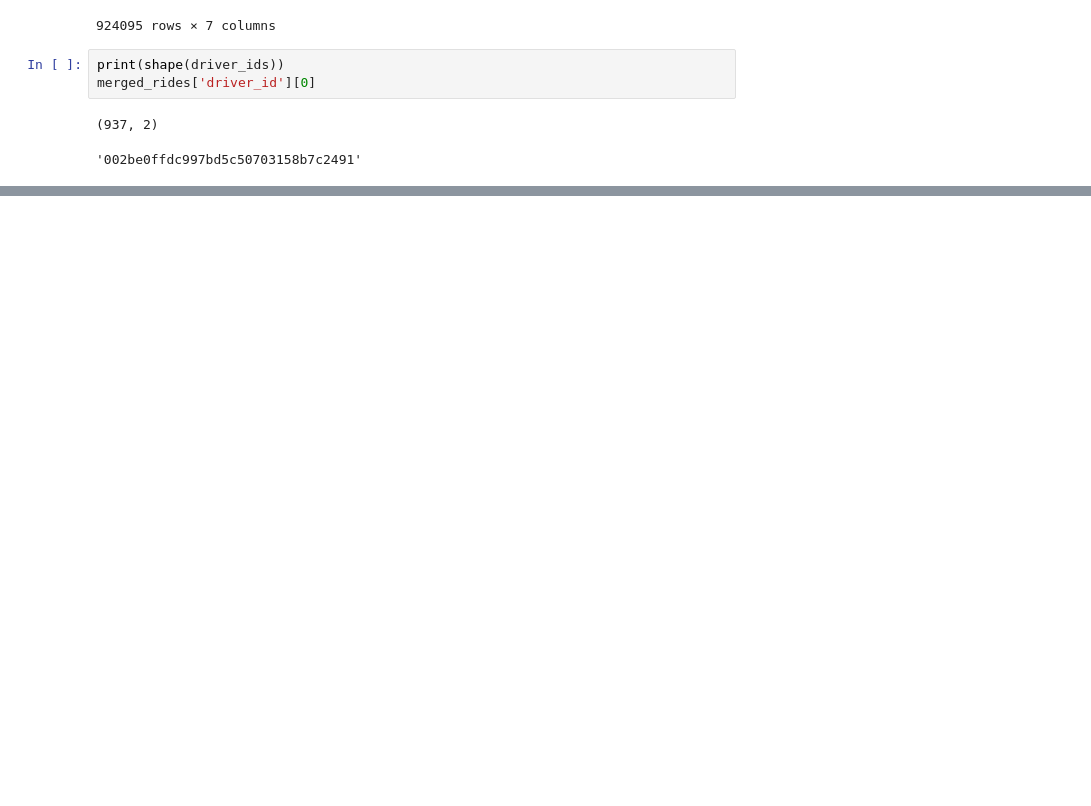
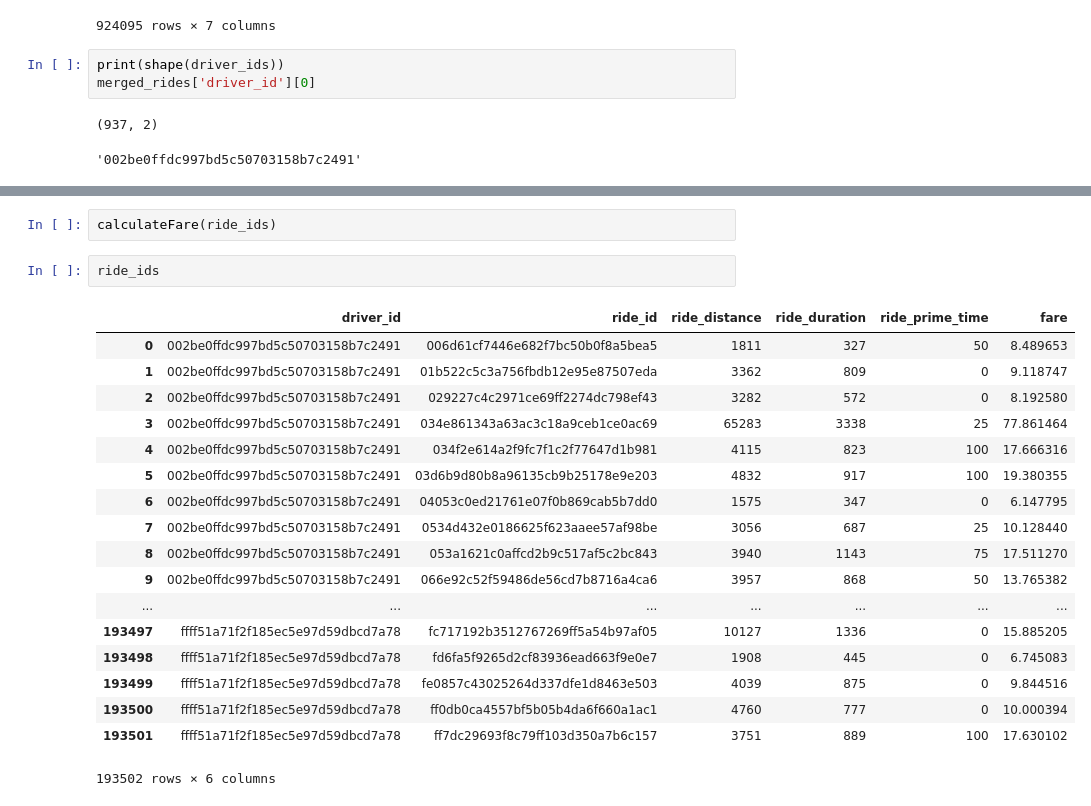
Before and after one commit to nicholasprayogo/lyft_data_challenge, a Jupyter notebook: data-challenge.ipynb, the cells around one changed output, grey strips where cells are left out. Saved outputs shown, nothing was run; the diff lists cells and outputs as text; blank space fills up the shorter version.

```diff
--- a/data-challenge.ipynb
+++ b/data-challenge.ipynb
@@ -78,0 +97,23 @@ def driverValue(driver_id):
+# %%
+calculateFare(ride_ids)
+# %%
+ride_ids
+# %% [output]
+|  | driver_id | ride_id | ride_distance | ride_duration | ride_prime_time | fare |
+| 0 | 002be0ffdc997bd5c50703158b7c2491 | 006d61cf7446e682f7bc50b0f8a5bea5 | 1811 | 327 | 50 | 8.489653 |
+| 1 | 002be0ffdc997bd5c50703158b7c2491 | 01b522c5c3a756fbdb12e95e87507eda | 3362 | 809 | 0 | 9.118747 |
+| 2 | 002be0ffdc997bd5c50703158b7c2491 | 029227c4c2971ce69ff2274dc798ef43 | 3282 | 572 | 0 | 8.192580 |
+| 3 | 002be0ffdc997bd5c50703158b7c2491 | 034e861343a63ac3c18a9ceb1ce0ac69 | 65283 | 3338 | 25 | 77.861464 |
+| 4 | 002be0ffdc997bd5c50703158b7c2491 | 034f2e614a2f9fc7f1c2f77647d1b981 | 4115 | 823 | 100 | 17.666316 |
+| 5 | 002be0ffdc997bd5c50703158b7c2491 | 03d6b9d80b8a96135cb9b25178e9e203 | 4832 | 917 | 100 | 19.380355 |
+| 6 | 002be0ffdc997bd5c50703158b7c2491 | 04053c0ed21761e07f0b869cab5b7dd0 | 1575 | 347 | 0 | 6.147795 |
+| 7 | 002be0ffdc997bd5c50703158b7c2491 | 0534d432e0186625f623aaee57af98be | 3056 | 687 | 25 | 10.128440 |
+| 8 | 002be0ffdc997bd5c50703158b7c2491 | 053a1621c0affcd2b9c517af5c2bc843 | 3940 | 1143 | 75 | 17.511270 |
+| 9 | 002be0ffdc997bd5c50703158b7c2491 | 066e92c52f59486de56cd7b8716a4ca6 | 3957 | 868 | 50 | 13.765382 |
+| ... | ... | ... | ... | ... | ... | ... |
+| 193497 | ffff51a71f2f185ec5e97d59dbcd7a78 | fc717192b3512767269ff5a54b97af05 | 10127 | 1336 | 0 | 15.885205 |
+| 193498 | ffff51a71f2f185ec5e97d59dbcd7a78 | fd6fa5f9265d2cf83936ead663f9e0e7 | 1908 | 445 | 0 | 6.745083 |
+| 193499 | ffff51a71f2f185ec5e97d59dbcd7a78 | fe0857c43025264d337dfe1d8463e503 | 4039 | 875 | 0 | 9.844516 |
+| 193500 | ffff51a71f2f185ec5e97d59dbcd7a78 | ff0db0ca4557bf5b05b4da6f660a1ac1 | 4760 | 777 | 0 | 10.000394 |
+| 193501 | ffff51a71f2f185ec5e97d59dbcd7a78 | ff7dc29693f8c79ff103d350a7b6c157 | 3751 | 889 | 100 | 17.630102 |
+193502 rows × 6 columns
```
Also changed, not shown: parts of 8 cells of this notebook.
